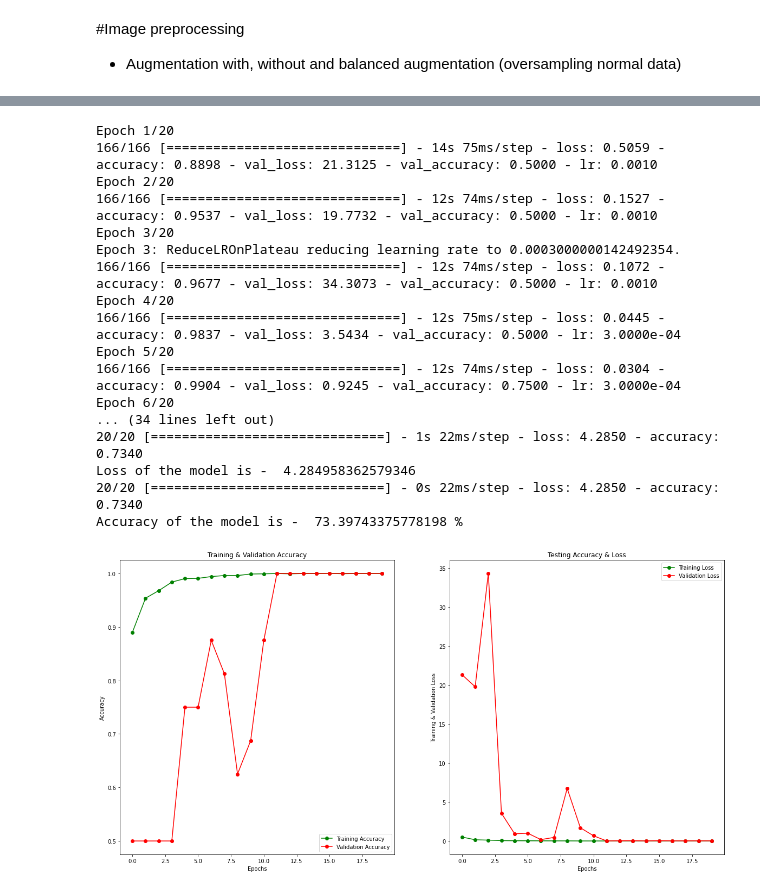
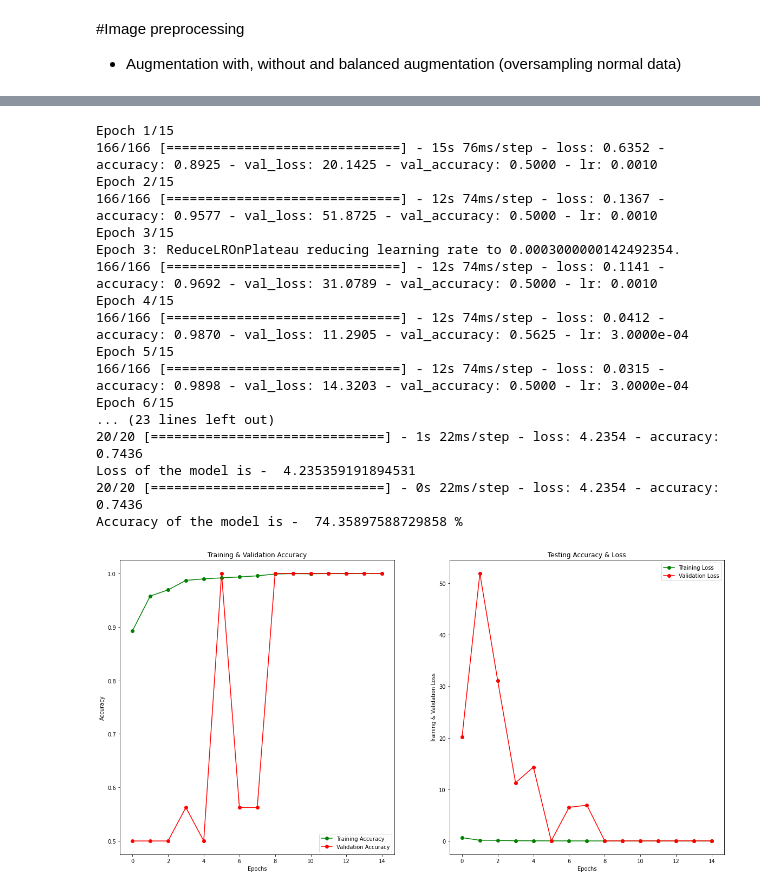
Before and after one commit to katehee/pneumonia-detection-in-X-ray-images, a Jupyter notebook: pneumonia.ipynb, the cells around one changed output, grey strips where cells are left out. Drawn from its saved outputs; the diff is of its cells as text; code cells hidden in the pictures.

```diff
--- a/pneumonia.ipynb
+++ b/pneumonia.ipynb
@@ -451,28 +261,28 @@ plt.show()
 # %%
 #without augmentation
 model = create_model()
-history = model.fit(null_datagen.flow(x_train,y_train, batch_size = 32), epochs = 20 , validation_data = null_datagen.flow(x_val, y_val), callbacks = [learning_rate_reduction])
+history = model.fit(null_datagen.flow(x_train,y_train, batch_size = batch_size), epochs = epoch_size , validation_data = null_datagen.flow(x_val, y_val), callbacks = [learning_rate_reduction])
+
 print("Loss of the model is - " , model.evaluate(x_test,y_test)[0])
 print("Accuracy of the model is - " , model.evaluate(x_test,y_test)[1]*100 , "%")
+
+create_plot(history, epoch_size)
 # %% [output]
-Epoch 1/20
-166/166 [==============================] - 14s 75ms/step - loss: 0.5059 - accuracy: 0.8898 - val_loss: 21.3125 - val_accuracy: 0.5000 - lr: 0.0010
-Epoch 2/20
-166/166 [==============================] - 12s 74ms/step - loss: 0.1527 - accuracy: 0.9537 - val_loss: 19.7732 - val_accuracy: 0.5000 - lr: 0.0010
-Epoch 3/20
+Epoch 1/15
+166/166 [==============================] - 15s 76ms/step - loss: 0.6352 - accuracy: 0.8925 - val_loss: 20.1425 - val_accuracy: 0.5000 - lr: 0.0010
+Epoch 2/15
+166/166 [==============================] - 12s 74ms/step - loss: 0.1367 - accuracy: 0.9577 - val_loss: 51.8725 - val_accuracy: 0.5000 - lr: 0.0010
+Epoch 3/15
 Epoch 3: ReduceLROnPlateau reducing learning rate to 0.0003000000142492354.
-166/166 [==============================] - 12s 74ms/step - loss: 0.1072 - accuracy: 0.9677 - val_loss: 34.3073 - val_accuracy: 0.5000 - lr: 0.0010
-Epoch 4/20
-166/166 [==============================] - 12s 75ms/step - loss: 0.0445 - accuracy: 0.9837 - val_loss: 3.5434 - val_accuracy: 0.5000 - lr: 3.0000e-04
-Epoch 5/20
-166/166 [==============================] - 12s 74ms/step - loss: 0.0304 - accuracy: 0.9904 - val_loss: 0.9245 - val_accuracy: 0.7500 - lr: 3.0000e-04
-Epoch 6/20
-... (34 lines left out)
-20/20 [==============================] - 1s 22ms/step - loss: 4.2850 - accuracy: 0.7340
-Loss of the model is -  4.284958362579346
-20/20 [==============================] - 0s 22ms/step - loss: 4.2850 - accuracy: 0.7340
-Accuracy of the model is -  73.39743375778198 %
+166/166 [==============================] - 12s 74ms/step - loss: 0.1141 - accuracy: 0.9692 - val_loss: 31.0789 - val_accuracy: 0.5000 - lr: 0.0010
+Epoch 4/15
+166/166 [==============================] - 12s 74ms/step - loss: 0.0412 - accuracy: 0.9870 - val_loss: 11.2905 - val_accuracy: 0.5625 - lr: 3.0000e-04
+Epoch 5/15
+166/166 [==============================] - 12s 74ms/step - loss: 0.0315 - accuracy: 0.9898 - val_loss: 14.3203 - val_accuracy: 0.5000 - lr: 3.0000e-04
+Epoch 6/15
+... (23 lines left out)
+20/20 [==============================] - 1s 22ms/step - loss: 4.2354 - accuracy: 0.7436
+Loss of the model is -  4.235359191894531
+20/20 [==============================] - 0s 22ms/step - loss: 4.2354 - accuracy: 0.7436
+Accuracy of the model is -  74.35897588729858 %
+[figure, added]
-# %%
-create_plot(history, 20)
-# %% [output]
-[figure, removed]
```
Also changed, not shown: parts of 23 cells of this notebook.
